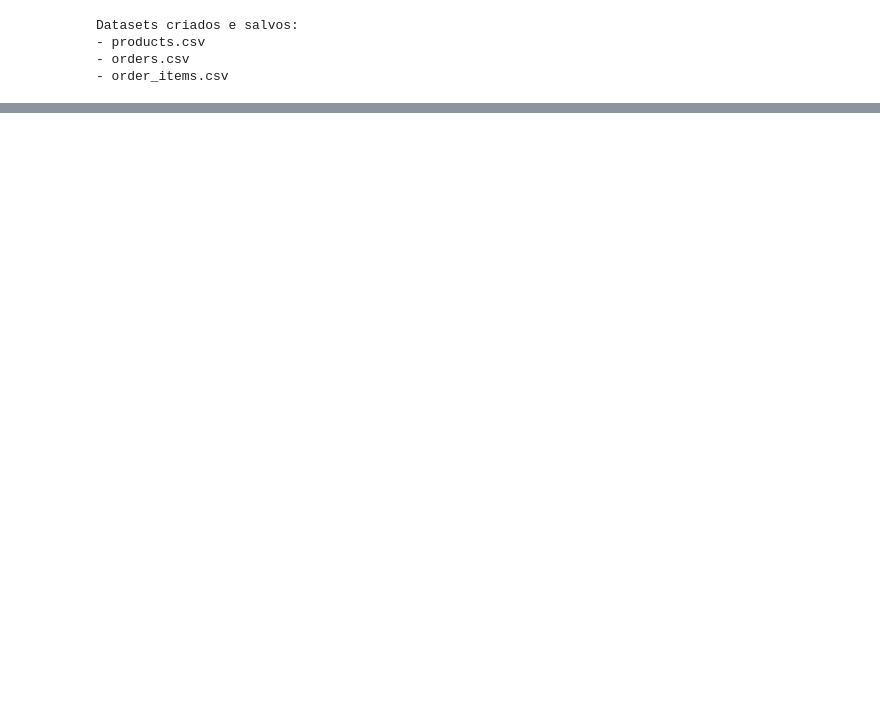
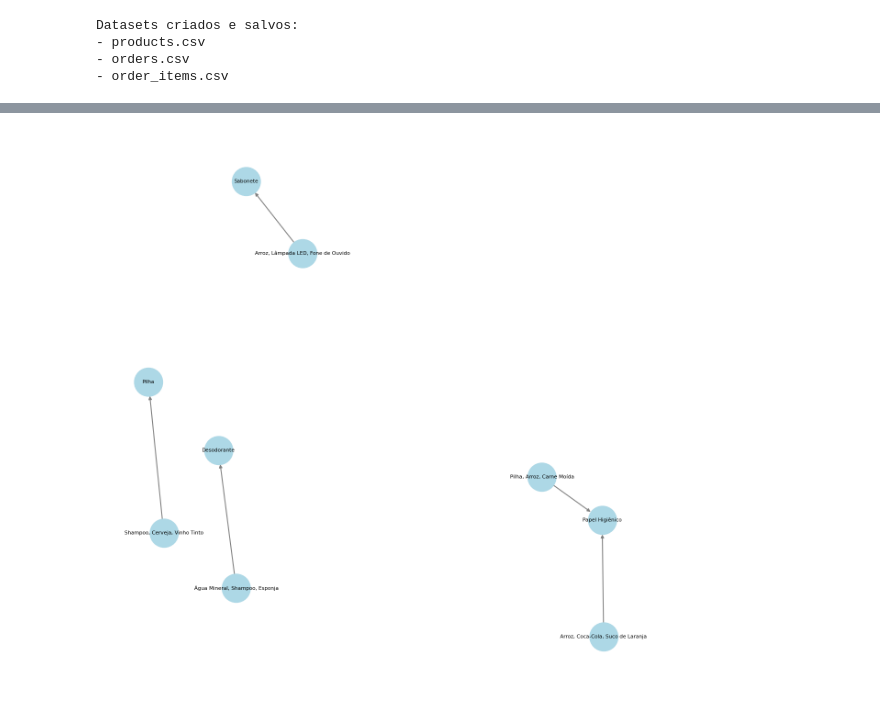
Before and after one commit to rodmoraes/MBA-TCC-APRIORI-2024, a Jupyter notebook: [TCC] Trabalho Conclusão de Curso - MBA em Ciência de Dados - USP 2024 - Rodrigo de Moraes.ipynb, the cells around one changed output, grey strips where cells are left out. Drawn from its saved outputs; the diff is of its cells as text; code cells hidden in the pictures; blank space fills up the shorter version.

```diff
--- a/[TCC] Trabalho Conclusão de Curso - MBA em Ciência de Dados - USP 2024 - Rodrigo de Moraes.ipynb
+++ b/[TCC] Trabalho Conclusão de Curso - MBA em Ciência de Dados - USP 2024 - Rodrigo de Moraes.ipynb
@@ -454,0 +487,10 @@ plt.show()
+# %%
+# Ordenar primeiro por lift, depois por confiança e depois por suporte (todos em ordem decrescente)
+rules_sorted = rules_filtered.sort_values(by=['lift', 'confidence', 'support'], ascending=[False, False, False])
+
+# Pegar as 5 primeiras regras após a ordenação
+top_5_rules = rules_sorted.head(5)
+
+# Exibir o resultado
+print("\nTop 5 regras ordenadas por lift, confiança e suporte:")
+print(top_5_rules)
@@ -454,0 +515,33 @@ plt.show()
+# %%
+import networkx as nx
+import matplotlib.pyplot as plt
+
+# Criar grafo das regras
+G = nx.DiGraph()
+for i, row in top_5_rules.iterrows():
+    G.add_edge(', '.join(row['antecedents']), ', '.join(row['consequents']), weight=row['confidence'])
+
+# Ajustar o layout do grafo
+pos = nx.spring_layout(G, k=0.5, seed=42)  # Ajustar o valor de k para controlar o espaçamento entre nós
+
+# Personalizar o desenho do grafo
+plt.figure(figsize=(12, 12))  # Aumentar o tamanho da figura para melhorar a visibilidade
+nx.draw(
+    G,
+    pos,
+    with_labels=True,
+    node_size=2000,        # Aumentar o tamanho dos nós
+    node_color="lightblue",
+    font_size=8,           # Reduzir a fonte para evitar sobreposição
+    font_color="black",    # Garantir contraste no texto
+    edge_color="gray",
+    arrowsize=10,          # Ajustar o tamanho das setas
+    width=1.5              # Espessura das arestas
+)
+
+# Adicionar título e ajustar margens
+# plt.title("Regras de Associação", fontsize=16)
+plt.tight_layout()
+plt.show()
+# %% [output]
+[figure, added]
```
Also changed, not shown: parts of 17 cells of this notebook.
